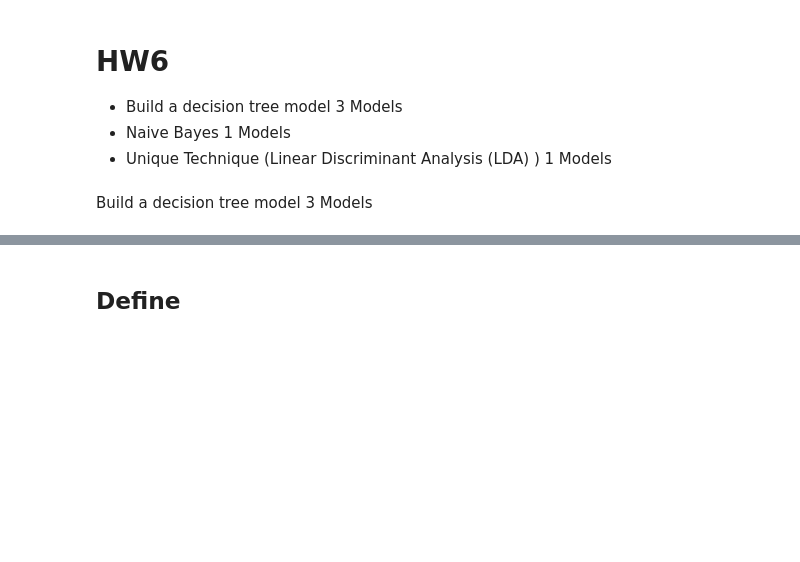
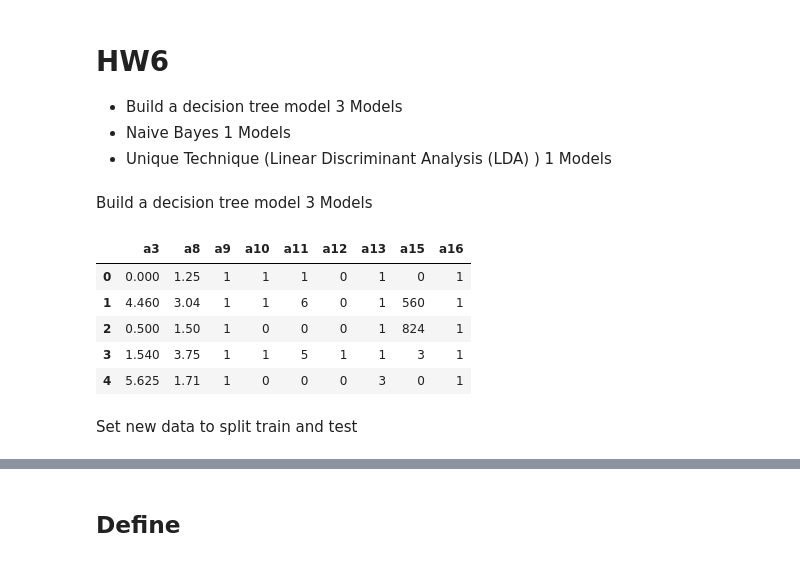
Before and after one commit to Jaomiew/DPDM2023, a Jupyter notebook: Classification.ipynb, the cells around one changed output, grey strips where cells are left out. Saved outputs shown, nothing was run; the diff lists cells and outputs as text; code cells hidden in the pictures; blank space fills up the shorter version.

```diff
--- a/Classification.ipynb
+++ b/Classification.ipynb
@@ -241,3 +241,14 @@ accuracy_score(y_test, y_predict3)
 - Unique Technique (Linear Discriminant Analysis (LDA) ) 1 Models
 # %% [markdown]
 Build a decision tree model 3 Models
+# %%
+credit.head()
+# %% [output]
+|  | a3 | a8 | a9 | a10 | a11 | a12 | a13 | a15 | a16 |
+| 0 | 0.000 | 1.25 | 1 | 1 | 1 | 0 | 1 | 0 | 1 |
+| 1 | 4.460 | 3.04 | 1 | 1 | 6 | 0 | 1 | 560 | 1 |
+| 2 | 0.500 | 1.50 | 1 | 0 | 0 | 0 | 1 | 824 | 1 |
+| 3 | 1.540 | 3.75 | 1 | 1 | 5 | 1 | 1 | 3 | 1 |
+| 4 | 5.625 | 1.71 | 1 | 0 | 0 | 0 | 3 | 0 | 1 |
+# %% [markdown]
+Set new data to split train and test
```
Also changed, not shown: parts of 160 cells of this notebook.
